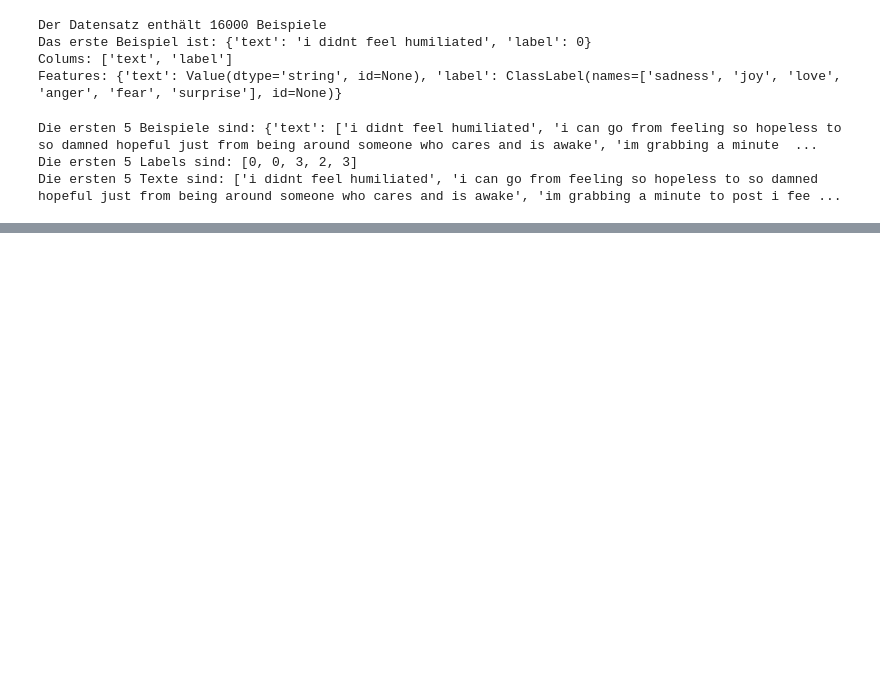
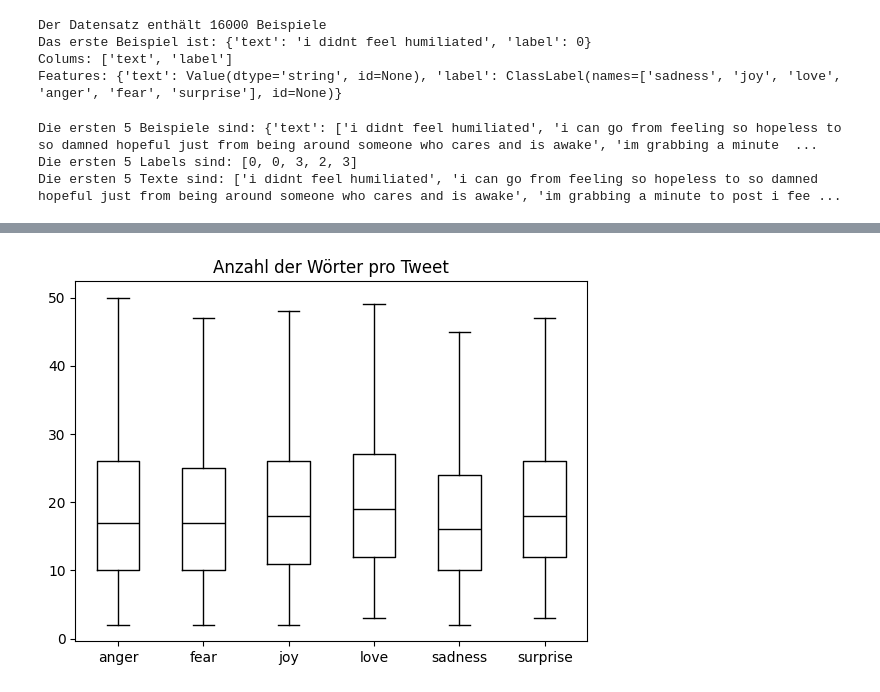
Before and after one commit to Sangeeths11/TwitterClassification, a Jupyter notebook: twitterClassification.ipynb, the cells around one changed output, grey strips where cells are left out. Drawn from its saved outputs; the diff is of its cells as text; code cells hidden in the pictures; blank space fills up the shorter version.

```diff
--- a/twitterClassification.ipynb
+++ b/twitterClassification.ipynb
@@ -63,0 +91,8 @@ df.head()
+# %%
+df["Anzahl der Wörter pro Tweet"] = df["text"].str.split().apply(len)
+df.boxplot("Anzahl der Wörter pro Tweet", by="label_name", grid=False, showfliers=False, color="black")
+plt.suptitle("")
+plt.xlabel("")
+plt.show()
+# %% [output]
+[figure, added]
```
Also changed, not shown: parts of 6 cells of this notebook.
